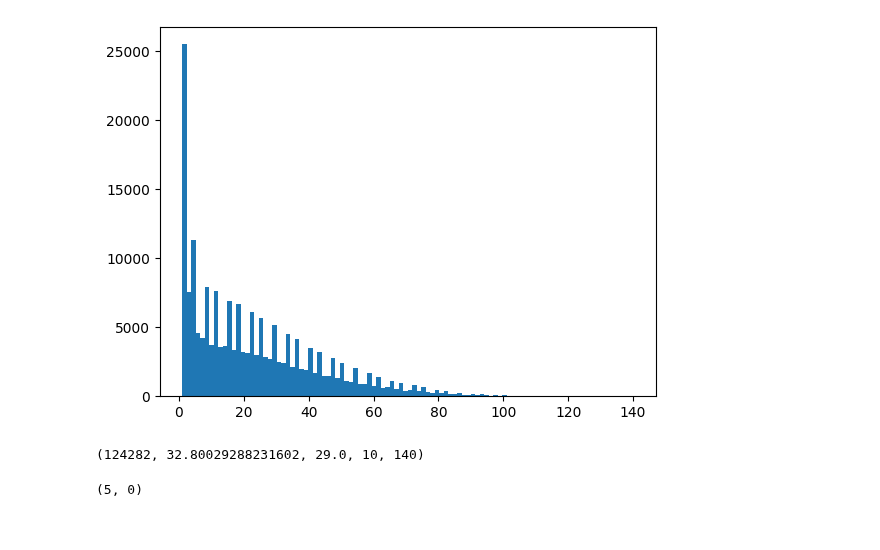
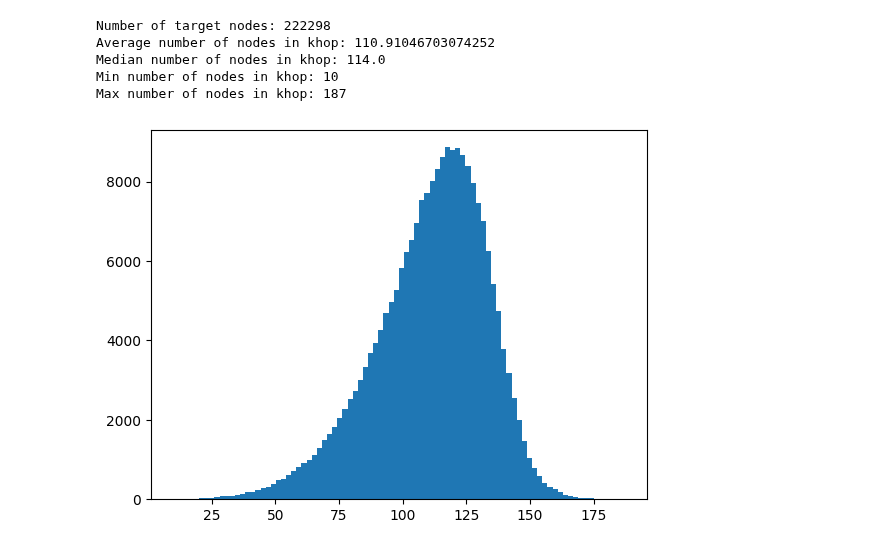
Before and after one commit to AMGrobelnik/MLG-Predicting-Impacful-Events, a Jupyter notebook: preprocess/batch/generate_batch.ipynb, the cells around one changed output. Saved outputs shown, nothing was run; the diff lists cells and outputs as text; code cells hidden in the pictures.

```diff
--- a/preprocess/batch/generate_batch.ipynb
+++ b/preprocess/batch/generate_batch.ipynb
@@ -18,6 +21,3 @@ nodes = list(G.nodes())
-# %%
-G = G.reverse(copy=False)
-nodes = list(G.nodes())
 # %%
 def ids_to_indices(file_ids, nodes):
     index_map = {node: i for i, node in enumerate(nodes)}
@@ -75,27 +66,48 @@ for key, walk_nodes in walks_by_start.items():
     ids.remove(key)
 
     walks_by_start[key] = ids
-# %%
-counts = []
-for key, walk_nodes in walks_by_start.items():
-    counts.append(len(walk_nodes))
-# %%
-# plot distribution of counts
-import matplotlib.pyplot as plt
-plt.hist(counts, bins=100)
-plt.show()
-# %% [output]
-[figure, removed]
 # %%
 # filter out nodes with less than 10 neighbors
 walks_by_start = {key: nodes for key, nodes in walks_by_start.items() if len(nodes) >= 10}
-# %%
-counts = []
-for key, walk_nodes in walks_by_start.items():
-    counts.append(len(walk_nodes))
-# %%
-len(counts), np.average(counts), np.median(counts), np.min(counts), np.max(counts)
-# %% [output]
-(124282, 32.80029288231602, 29.0, 10, 140)
+# %%
+def plot_counts(node_walks, bins=100):
+    counts = []
+    for key, walk_nodes in node_walks.items():
+        counts.append(len(walk_nodes))
+
+    # print(len(counts), np.average(counts), np.median(counts), np.min(counts), np.max(counts))
+    print(f"Number of target nodes: {len(counts)}")
+    print(f"Average number of nodes in khop: {np.average(counts)}")
+    print(f"Median number of nodes in khop: {np.median(counts)}")
+    print(f"Min number of nodes in khop: {np.min(counts)}")
+    print(f"Max number of nodes in khop: {np.max(counts)}")
+
+    plt.hist(counts, bins=bins)
+    plt.show()
+
+def count_khop(khops, bins=100):
+    target_counts = []
+    khop_counts = []
+    for targets, khop in khops:
+        target_counts.append(len(targets))
+        khop_counts.append(len(khop))
+
+    print(f"Average number of targets: {np.average(target_counts)}")
+    print(f"Average khop size: {np.average(khop_counts)}")
+    print(f"Median khop size: {np.median(khop_counts)}")
+    print(f"Min khop size: {np.min(khop_counts)}")
+    print(f"Max khop size: {np.max(khop_counts)}")
+
+    plt.hist(khop_counts, bins=bins)
+    plt.show()
+# %%
+plot_counts(walks_by_start, bins=88)
+# %% [output]
+Number of target nodes: 222298
+Average number of nodes in khop: 110.91046703074252
+Median number of nodes in khop: 114.0
+Min number of nodes in khop: 10
+Max number of nodes in khop: 187
+[figure, added]
 # %%
 target_nodes = walks_by_start.keys()
@@ -149,5 +113,0 @@ merged, ids = merge_khops(list(walks_by_start.keys()), walks_by_start)
-# %%
-merged2, ids2 = merge_khops(ids, walks_by_start)
-len(merged2), len(ids2)
-# %% [output]
-(5, 0)
```
Also changed, not shown: parts of 67 cells of this notebook, 7 other files.
